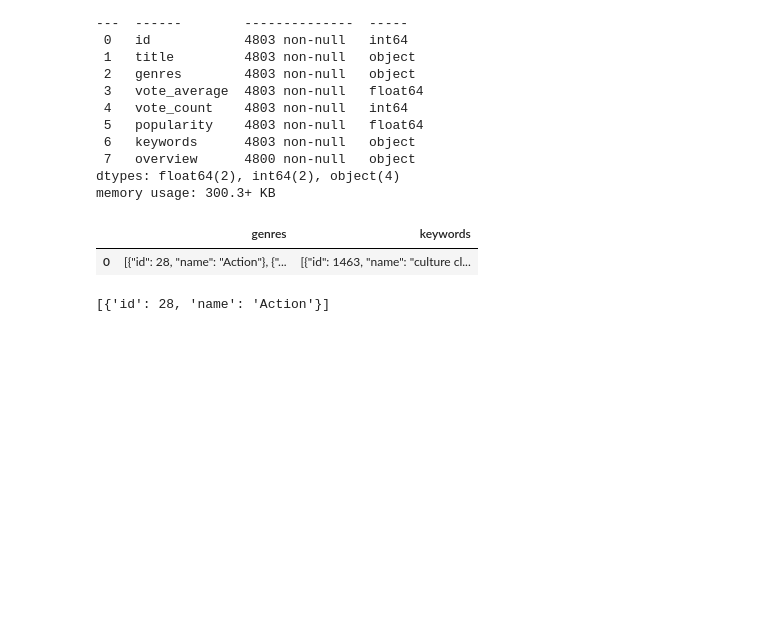
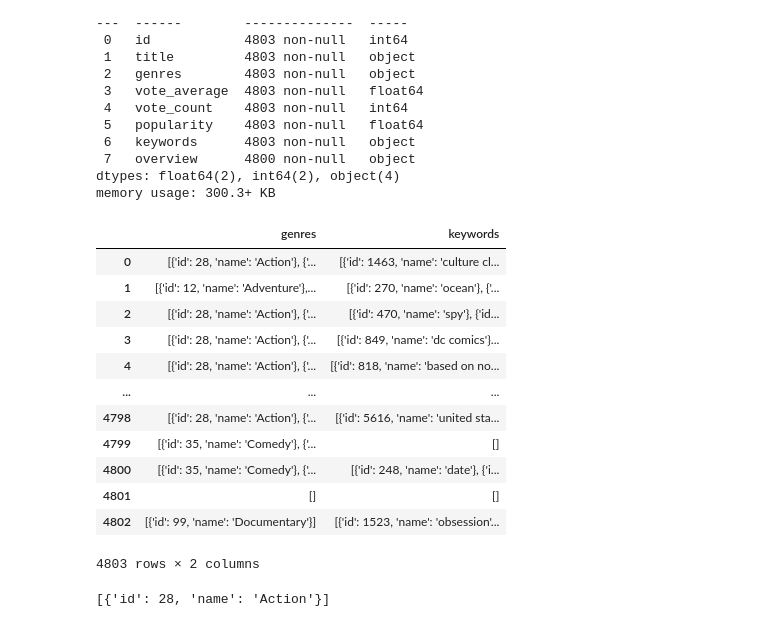
Before and after one commit to purin715/MachineLearning, a Jupyter notebook: ml_19_추천시스템.ipynb의 사본.ipynb, the cells around one changed output. Drawn from its saved outputs; the diff is of its cells as text; code cells hidden in the pictures; blank space fills up the shorter version.

```diff
--- a/ml_19_추천시스템.ipynb의 사본.ipynb
+++ b/ml_19_추천시스템.ipynb의 사본.ipynb
@@ -130,10 +139,21 @@ dtypes: float64(2), int64(2), object(4)
 memory usage: 300.3+ KB
 # %%
 pd.set_option('max_colwidth', 200)
-df[ ['genres', 'keywords'] ][:1]
+df[ ['genres', 'keywords'] ]
 # %% [output]
 |  | genres | keywords |
-| 0 | [{"id": 28, "name": "Action"}, {"... | [{"id": 1463, "name": "culture cl... |
+| 0 | [{'id': 28, 'name': 'Action'}, {'... | [{'id': 1463, 'name': 'culture cl... |
+| 1 | [{'id': 12, 'name': 'Adventure'},... | [{'id': 270, 'name': 'ocean'}, {'... |
+| 2 | [{'id': 28, 'name': 'Action'}, {'... | [{'id': 470, 'name': 'spy'}, {'id... |
+| 3 | [{'id': 28, 'name': 'Action'}, {'... | [{'id': 849, 'name': 'dc comics'}... |
+| 4 | [{'id': 28, 'name': 'Action'}, {'... | [{'id': 818, 'name': 'based on no... |
+| ... | ... | ... |
+| 4798 | [{'id': 28, 'name': 'Action'}, {'... | [{'id': 5616, 'name': 'united sta... |
+| 4799 | [{'id': 35, 'name': 'Comedy'}, {'... | [] |
+| 4800 | [{'id': 35, 'name': 'Comedy'}, {'... | [{'id': 248, 'name': 'date'}, {'i... |
+| 4801 | [] | [] |
+| 4802 | [{'id': 99, 'name': 'Documentary'}] | [{'id': 1523, 'name': 'obsession'... |
+4803 rows × 2 columns
 # %%
 # 문자열을 객체로 변환
 # list [dict1, dict2]
```
Also changed, not shown: parts of 14 cells of this notebook, 1 other file.
